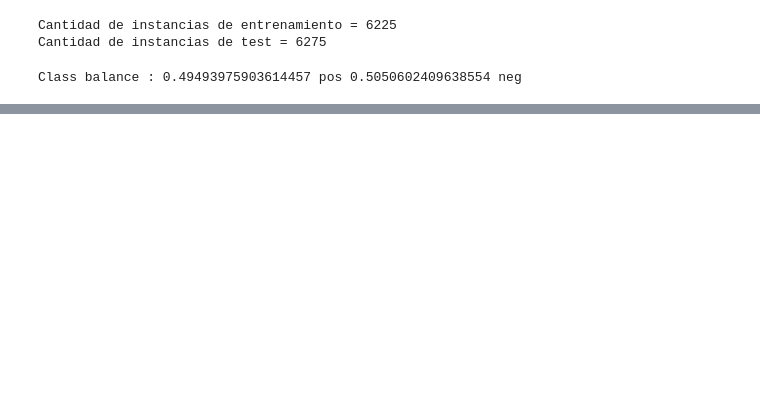
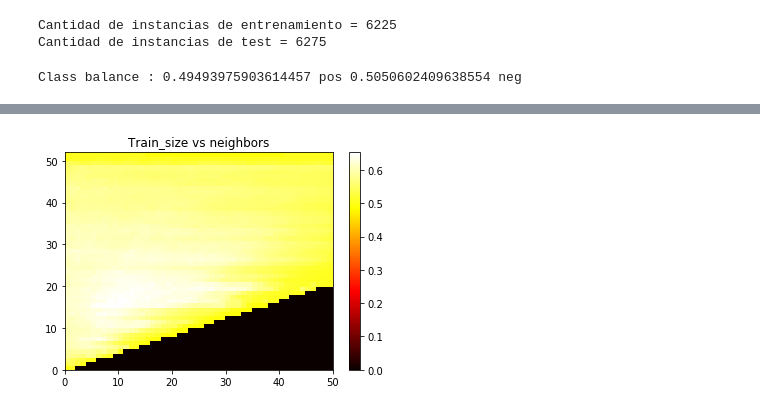
Before and after one commit to blastervla/SentimentAnalysisMetNum, a Jupyter notebook: notebooks/knn.ipynb, the cells around one changed output, grey strips where cells are left out. Drawn from its saved outputs; the diff is of its cells as text; code cells hidden in the pictures; blank space fills up the shorter version.

```diff
--- a/notebooks/knn.ipynb
+++ b/notebooks/knn.ipynb
@@ -96,6 +96,9 @@ import sentiment
 import numpy as np
 import matplotlib.pyplot as plt
 # %%
+import calendar;
+import time;
+
 def getMetrics(predictions, actualValues):
     tp = np.sum( np.logical_and(predictions == 1, actualValues == 1) )
     tn = np.sum( np.logical_and(predictions == 0, actualValues == 0) )
@@ -112,3 +115,9 @@ def getMetrics(predictions, actualValues):
     else:
         rec = tp / (tp + fn)
     return acc, prec, rec
+
+def saveData(filename, data):
+    ts = calendar.timegm(time.gmtime())
+    np.savetxt("{}_{}.csv".format(ts, filename), data, delimiter=",")
+
+print("Done! You're a good boy 🐶")
@@ -257,38 +274,62 @@ fig.colorbar(c, ax=ax)
 # plt.show()
 dmets
 y
+# %%
+for i in range(15, 0, -1): # <--Delete me
+    print(i)
+    pca = sentiment.PCA(min(i, 50))
+    pca.fit(X_train[:i])
+    Xtc_train = pca.transform(X_train[:i])
+    Ytc_train = y_train[:i]
+    Xtc_test = pca.transform(X_test)
+
+    for k in range(min(i, 50), 0, -1): # <--Delete me
+        clf = sentiment.KNNClassifier(k)
 # %%
-accColorMap = np.zeros(shape=(X_train.shape[0], 2500))
-precColorMap = np.zeros(shape=(X_train.shape[0], 2500))
-recColorMap = np.zeros(shape=(X_train.shape[0], 2500))
+trainSizeRange = range(X_train.shape[0], 0, -120)
+trainSizeRangeLength = len(trainSizeRange)
+knnRange = range(2500, 0, -50)
+knnRangeLength = len(knnRange)
 
-# for i in range(X_train.shape[0], 0, -1): <-- FIXME, actual test
-for i in range(15, 0, -1): # <--Delete me
+print("Will have {} trainSize instances".format(trainSizeRangeLength))
+print("Will have {} knn instances".format(knnRangeLength))
+
+accColorMap = np.zeros(shape=(trainSizeRangeLength, len(knnRange)))
+precColorMap = np.zeros(shape=(trainSizeRangeLength, len(knnRange)))
+recColorMap = np.zeros(shape=(trainSizeRangeLength, len(knnRange)))
+
+for i in range(0, len(trainSizeRange)):
+    trainSize = trainSizeRange[i]
     pca = sentiment.PCA(min(i, 50))
-    print("1")
-    pca.fit(X_train[:50])
-    print("2")
-    Xtc_train = pca.transform(X_train[:i])
-    print("3")
-    Ytc_train = y_train[:i]
-    print("4")
+    pca.fit(X_train[:trainSize])
+    Xtc_train = pca.transform(X_train[:trainSize])
+    Ytc_train = y_train[:trainSize]
     Xtc_test = pca.transform(X_test)
-    print("Finished training PCA train_size = {}".format(i))
+    print("Finished training PCA train_size = {}".format(trainSize))
 
-#     for k in range(2500, 0, -1): <-- FIXME, actual test
-    for k in range(50, 0, -1): # <--Delete me
-        clf = sentiment.KNNClassifier(k)
-        clf.fit(Xtc_train, Ytc_train)
-        preds = clf.predict(Xtc_test)
-        acc, prec, rec = getMetrics(preds, y_test)
-        accColorMap[i - 1, k - 1] = acc
-        precColorMap[i - 1, k - 1] = prec
-        recColorMap[i - 1, k - 1] = rec
-        print("Finished k = {}, train_size = {}".format(k, i))
+    for j in range(0, knnRangeLength):
+        k = knnRange[j]
+        if (k <= trainSize):
+            clf = sentiment.KNNClassifier(k)
+            clf.fit(Xtc_train, Ytc_train)
+            preds = clf.predict(Xtc_test)
+            acc, prec, rec = getMetrics(preds, y_test)
+            accColorMap[trainSizeRangeLength - i - 1, knnRangeLength - j - 1] = acc
+            precColorMap[trainSizeRangeLength - i - 1, knnRangeLength - j - 1] = prec
+            recColorMap[trainSizeRangeLength - i - 1, knnRangeLength - j - 1] = rec
+            print("Finished k = {}, train_size = {}".format(k, trainSize))
+        else:
+            accColorMap[trainSizeRangeLength - i - 1, knnRangeLength - j - 1] = 0
+            precColorMap[trainSizeRangeLength - i - 1, knnRangeLength - j - 1] = 0
+            recColorMap[trainSizeRangeLength - i - 1, knnRangeLength - j - 1] = 0
+
+saveData("accColorMap", accColorMap)
+saveData("precColorMap", precColorMap)
+saveData("recColorMap", recColorMap)
 
 fig, ax = plt.subplots()
 
-c = ax.pcolormesh(C=accColorMap, cmap='hot')
+c = ax.pcolormesh(accColorMap, cmap='hot')
 ax.set_title('Train_size vs neighbors')
 # set the limits of the plot to the limits of the data
 ax.axis([0, accColorMap.shape[1], 0, accColorMap.shape[0]])
@@ -296,7 +337,7 @@ fig.colorbar(c, ax=ax)
 
 fig2, ax2 = plt.subplots()
 
-c2 = ax2.pcolormesh(C=precColorMap, cmap='hot')
+c2 = ax2.pcolormesh(precColorMap, cmap='hot')
 ax2.set_title('pcolormesh')
 # set the limits of the plot to the limits of the data
 ax2.axis([0, precColorMap.shape[1], 0, precColorMap.shape[0]])
@@ -304,7 +345,7 @@ fig2.colorbar(c2, ax=ax2)
 
 fig3, ax3 = plt.subplots()
 
-c3 = ax3.pcolormesh(C=recColorMap, cmap='hot')
+c3 = ax3.pcolormesh(recColorMap, cmap='hot')
 ax3.set_title('pcolormesh')
 # set the limits of the plot to the limits of the data
 ax3.axis([0, recColorMap.shape[1], 0, recColorMap.shape[0]])
@@ -315,0 +373 @@ NameError: name 'np' is not defined
+[figure, added]
```
Also changed, not shown: parts of 7 cells of this notebook, 3 other files.
